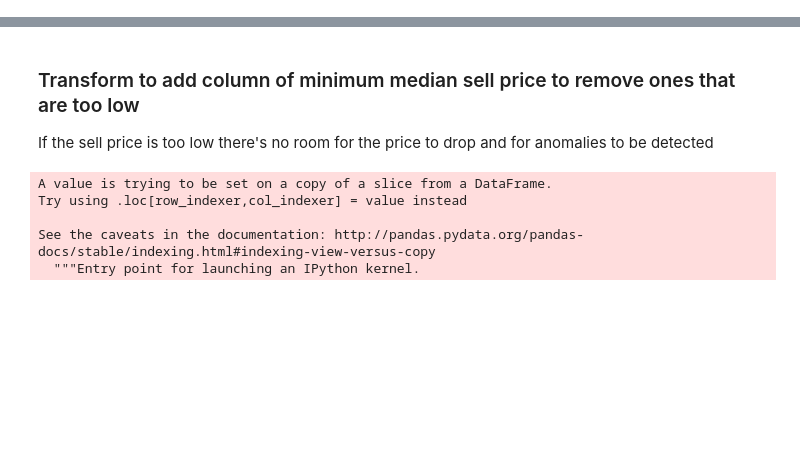
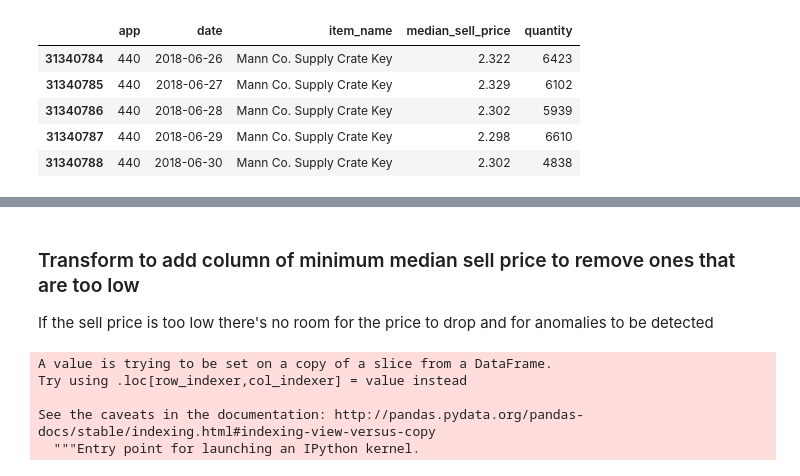
Before and after one commit to AkshayJ0shi/steam_anomaly_detection_capstone, a Jupyter notebook: investigate_cutoffs.ipynb, the cells around one changed output, grey strips where cells are left out. Cells and saved outputs as stored; diff of their text form; code cells hidden in the pictures; blank space fills up the shorter version.

```diff
--- a/investigate_cutoffs.ipynb
+++ b/investigate_cutoffs.ipynb
@@ -21,0 +54,9 @@ tfdf = df[df.app == 440]
+# %%
+key_quant.tail()
+# %% [output]
+|  | app | date | item_name | median_sell_price | quantity |
+| 31340784 | 440 | 2018-06-26 | Mann Co. Supply Crate Key | 2.322 | 6423 |
+| 31340785 | 440 | 2018-06-27 | Mann Co. Supply Crate Key | 2.329 | 6102 |
+| 31340786 | 440 | 2018-06-28 | Mann Co. Supply Crate Key | 2.302 | 5939 |
+| 31340787 | 440 | 2018-06-29 | Mann Co. Supply Crate Key | 2.298 | 6610 |
+| 31340788 | 440 | 2018-06-30 | Mann Co. Supply Crate Key | 2.302 | 4838 |
```
Also changed, not shown: parts of 6 cells of this notebook, 1 other file.
